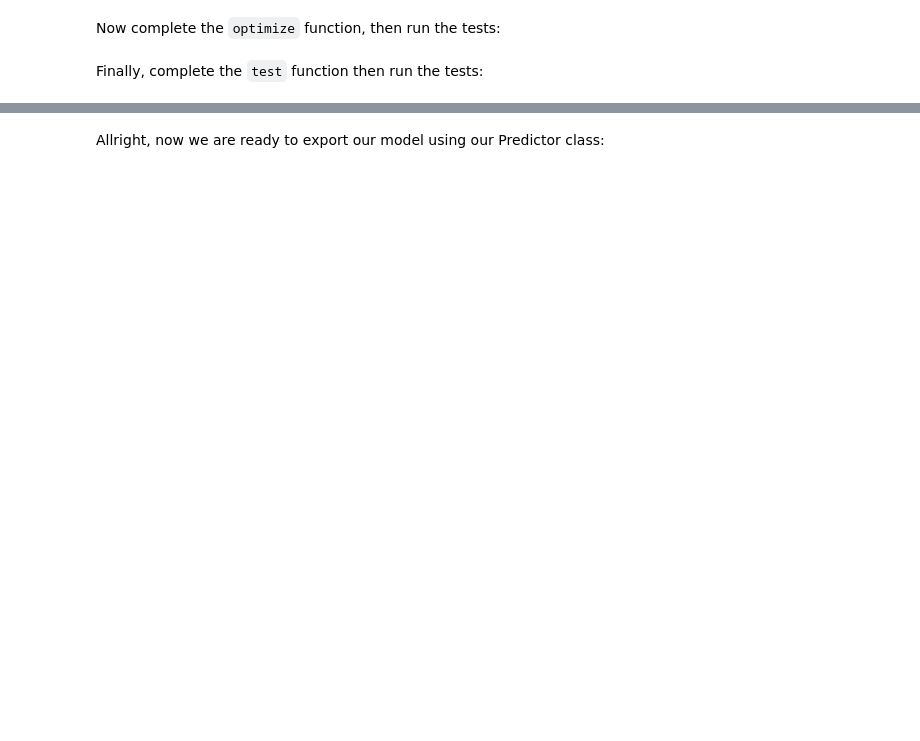
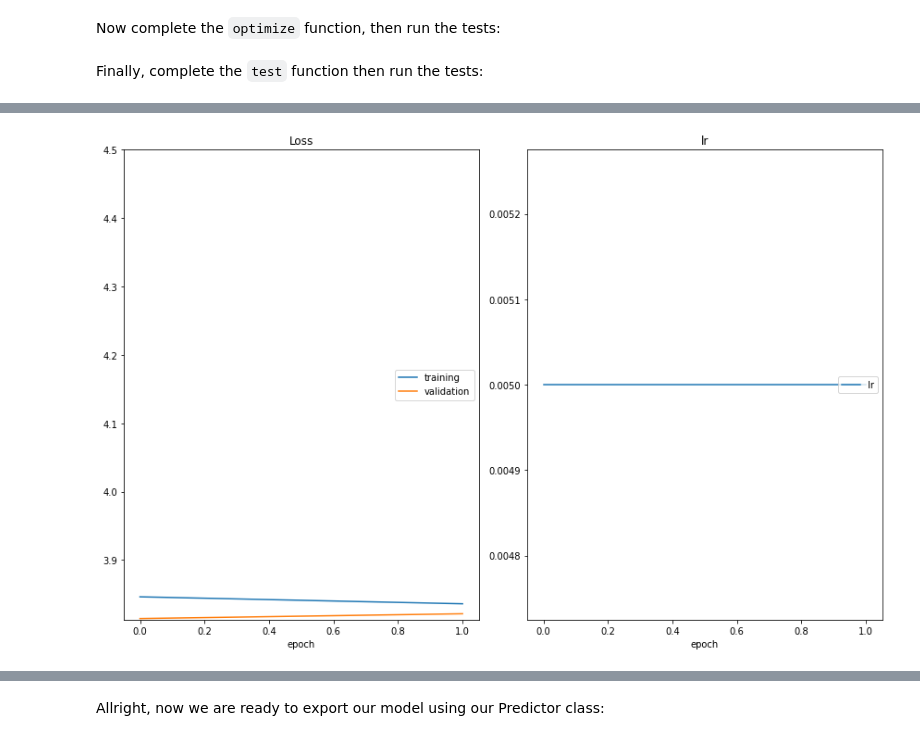
Before and after one commit to jzhang82119/Landmark-Classification-Tagging-for-Social-Media, a Jupyter notebook: cnn_from_scratch.ipynb, the cells around one changed output, grey strips where cells are left out. Drawn from its saved outputs; the diff is of its cells as text; code cells hidden in the pictures; blank space fills up the shorter version.

```diff
--- a/cnn_from_scratch.ipynb
+++ b/cnn_from_scratch.ipynb
@@ -203,45 +268,48 @@ Allright, good job getting here! Now it's time to see if all our hard work pays
 
 Let's start by defining a few hyperparameters. Feel free to experiment with different values and try to optimize your model:
 # %%
-batch_size = 32        # size of the minibatch for stochastic gradient descent (or Adam)
+batch_size = 64       # size of the minibatch for stochastic gradient descent (or Adam)
 valid_size = 0.2       # fraction of the training data to reserve for validation
 num_epochs = 50        # number of epochs for training
 num_classes = 50       # number of classes. Do not change this
-dropout = 0.4          # dropout for our model
-learning_rate = 0.001  # Learning rate for SGD (or Adam)
-opt = 'sgd'            # optimizer. 'sgd' or 'adam'
-weight_decay = 0.0     # regularization. Increase this to combat overfitting
+dropout = 0.5          # dropout for our model
+learning_rate = 0.005  # Learning rate for SGD (or Adam)
+opt = 'adam'            # optimizer. 'sgd' or 'adam'
+weight_decay = 0.01 # regularization. Increase this to combat overfitting
 # %%
 from src.data import get_data_loaders
 from src.train import optimize
 from src.optimization import get_optimizer, get_loss
 from src.model import MyModel
-
+import torch
 # get the data loaders using batch_size and valid_size defined in the previous
 # cell
 # HINT: do NOT copy/paste the values. Use the variables instead
-data_loaders = # YOUR CODE HERE
+data_loaders = get_data_loaders(batch_size, valid_size) # YOUR CODE HERE
 
 # instance model MyModel with num_classes and drouput defined in the previous
 # cell
-model = # YOUR CODE HERE
+model = MyModel(num_classes, dropout) # YOUR CODE HERE
 
+model.load_state_dict(torch.load('./checkpoints/best_val_loss.pt'))
 # Get the optimizer using get_optimizer and the model you just created, the learning rate,
 # the optimizer and the weight decay specified in the previous cell
-optimizer = # YOUR CODE HERE
+optimizer = get_optimizer(model, optimizer=opt, learning_rate=learning_rate, weight_decay=weight_decay) # YOUR CODE HERE
 
 # Get the loss using get_loss
-loss = # YOUR CODE HERE
+loss = get_loss()   # YOUR CODE HERE
 
 optimize(
     data_loaders,
     model,
     optimizer,
     loss,
     n_epochs=num_epochs,
     save_path="checkpoints/best_val_loss.pt",
     interactive_tracking=True
 )
+# %% [output]
+[figure, added]
 # %% [markdown]
 ---
 ## <img src="static_images/icons/noun-advance-2109145.png" alt=">" style="width:50px"/> Step 6: testing against the Test Set
```
Also changed, not shown: parts of 14 cells of this notebook.
